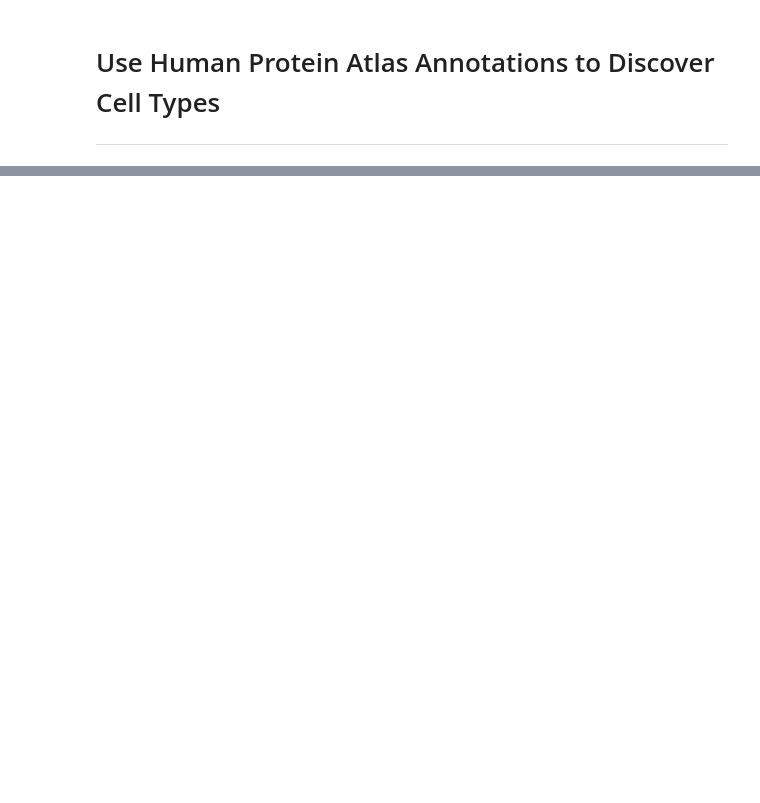
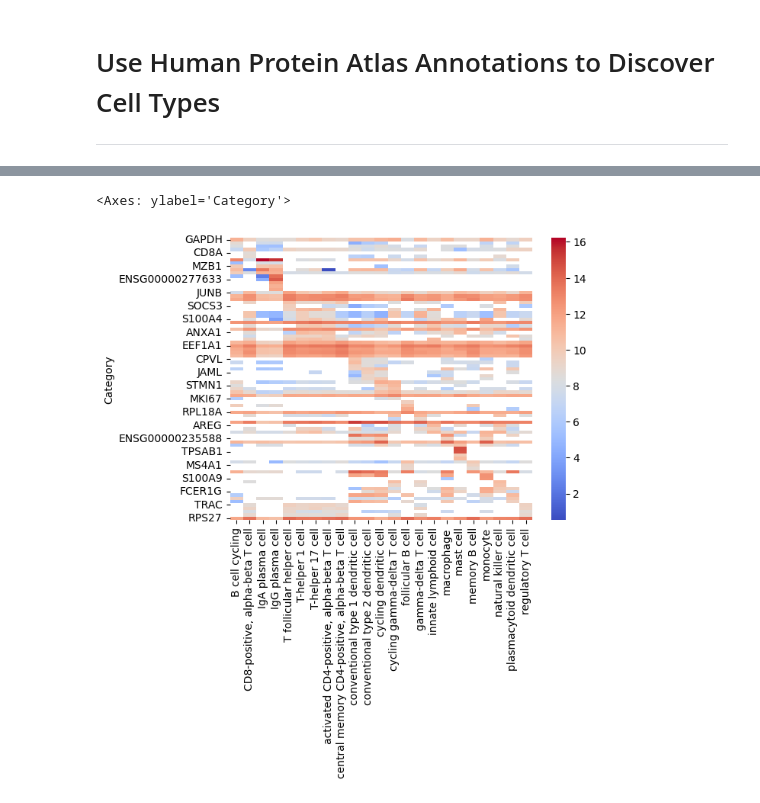
Before and after one commit to alexjimenez99/sc-RNAseq-embryos, a Jupyter notebook: bayesian_composition_analysis_part2.ipynb, the cells around one changed output, grey strips where cells are left out. Cells and saved outputs as stored; diff of their text form; code cells hidden in the pictures; blank space fills up the shorter version.

```diff
--- a/bayesian_composition_analysis_part2.ipynb
+++ b/bayesian_composition_analysis_part2.ipynb
@@ -310,0 +325,3 @@ marker_genes = {'Enteroendocrine':
+# %%
+sc_atlas_markers = pd.read_csv('cell-typemarker-genes.csv', index_col = 0)
+sc_atlas_markers = sc_atlas_markers.fillna(0)
@@ -310,0 +362,5 @@ marker_genes = {'Enteroendocrine':
+# %%
+sns.heatmap(np.log2(sc_atlas_markers + 1), cmap = 'coolwarm')
+# %% [output]
+<Axes: ylabel='Category'>
+[figure, added]
```
Also changed, not shown: parts of 10 cells of this notebook.
